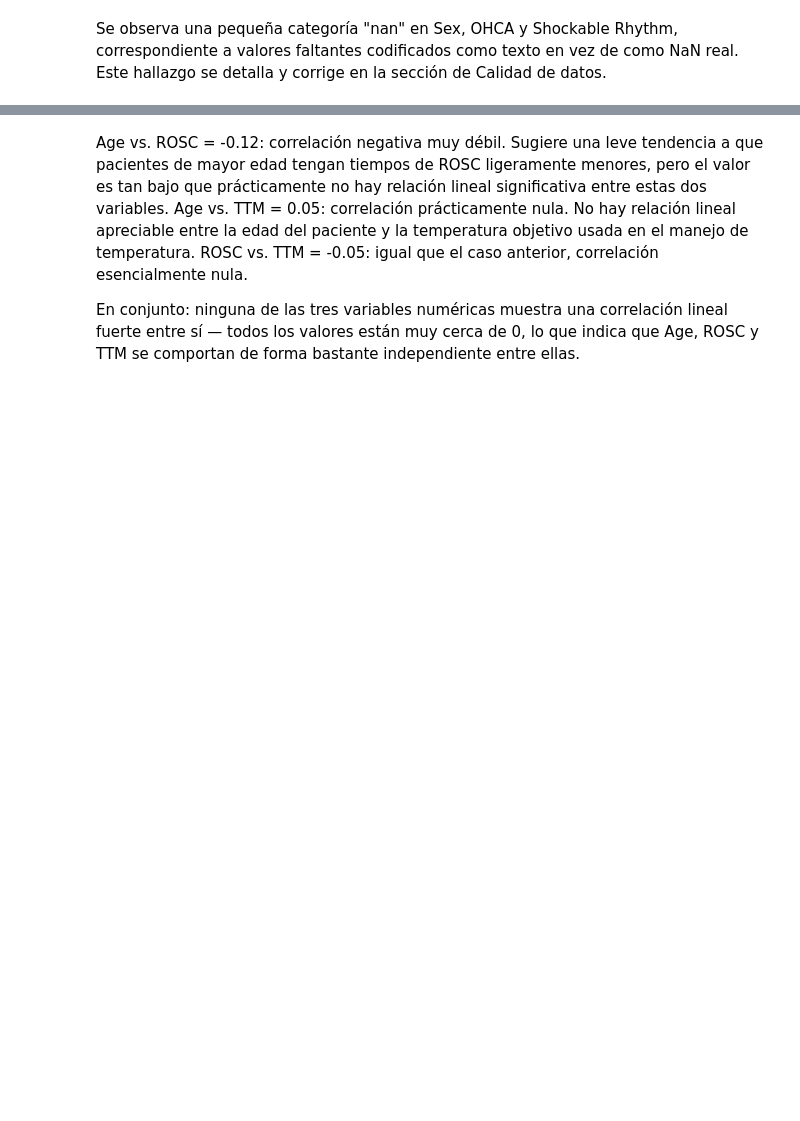
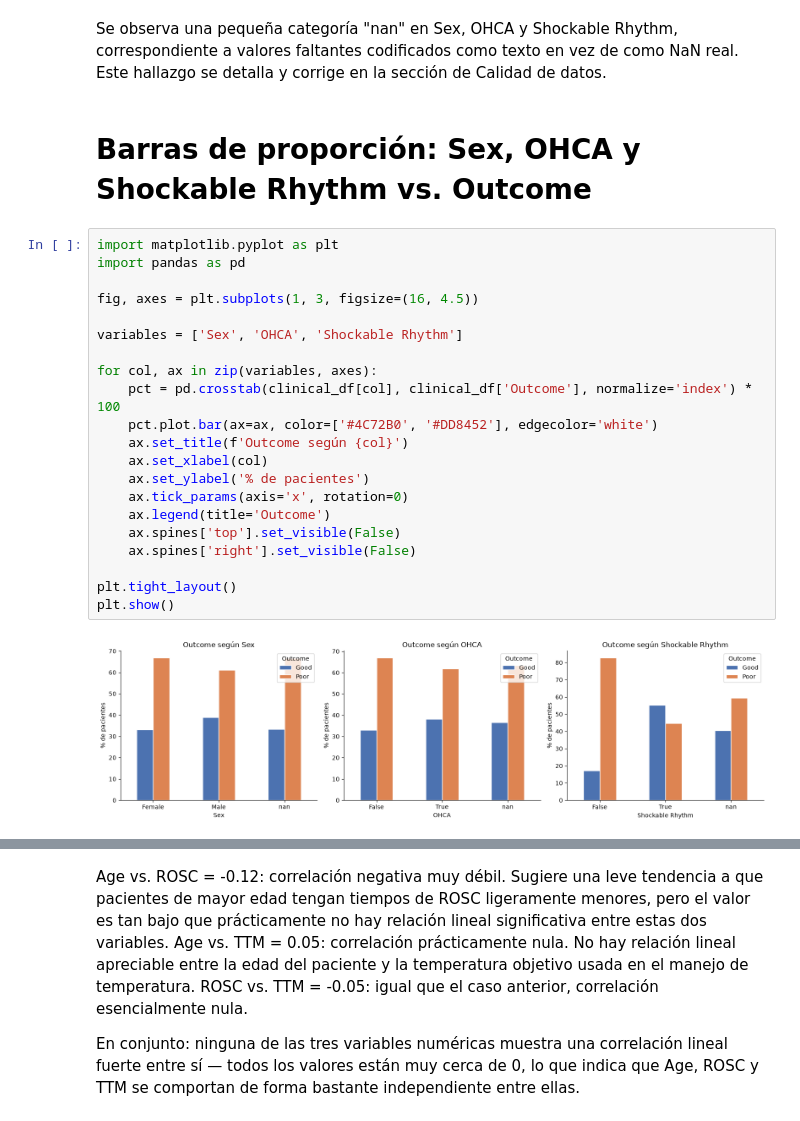
Before and after one commit to byepesg/mlda-project, a Jupyter notebook: notebooks/02_understanding_data/02_understanding_data.ipynb, the cells around one changed output, grey strips where cells are left out. Cells and saved outputs as stored; diff of their text form; blank space fills up the shorter version.

```diff
--- a/notebooks/02_understanding_data/02_understanding_data.ipynb
+++ b/notebooks/02_understanding_data/02_understanding_data.ipynb
@@ -602,2 +628,27 @@ plt.show()
 # %% [markdown]
 Se observa una pequeña categoría "nan" en Sex, OHCA y Shockable Rhythm, correspondiente a valores faltantes codificados como texto en vez de como NaN real. Este hallazgo se detalla y corrige en la sección de Calidad de datos.
+# %% [markdown]
+# **Barras de proporción: Sex, OHCA y Shockable Rhythm vs. Outcome**
+# %%
+import matplotlib.pyplot as plt
+import pandas as pd
+
+fig, axes = plt.subplots(1, 3, figsize=(16, 4.5))
+
+variables = ['Sex', 'OHCA', 'Shockable Rhythm']
+
+for col, ax in zip(variables, axes):
+    pct = pd.crosstab(clinical_df[col], clinical_df['Outcome'], normalize='index') * 100
+    pct.plot.bar(ax=ax, color=['#4C72B0', '#DD8452'], edgecolor='white')
+    ax.set_title(f'Outcome según {col}')
+    ax.set_xlabel(col)
+    ax.set_ylabel('% de pacientes')
+    ax.tick_params(axis='x', rotation=0)
+    ax.legend(title='Outcome')
+    ax.spines['top'].set_visible(False)
+    ax.spines['right'].set_visible(False)
+
+plt.tight_layout()
+plt.show()
+# %% [output]
+[figure, added]
```
Also changed, not shown: parts of 46 cells of this notebook.
